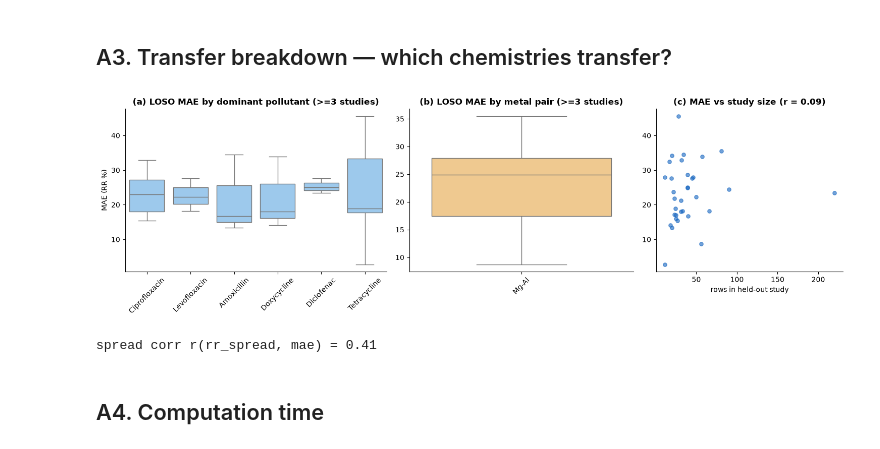
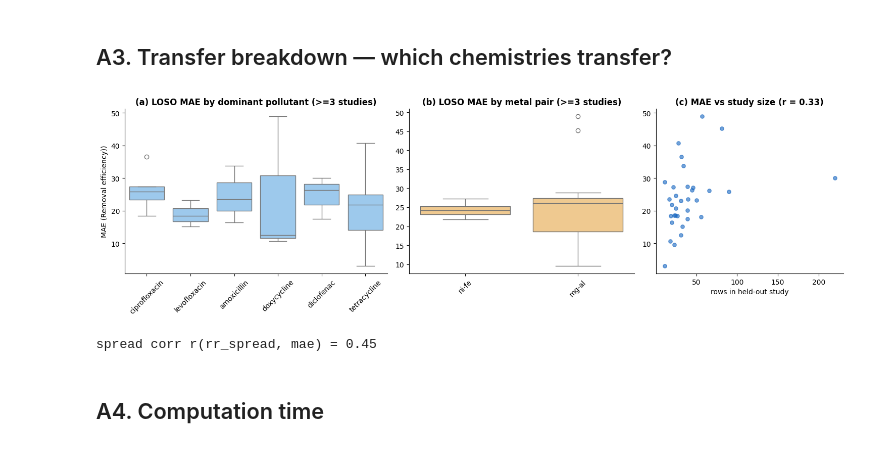
Before and after one commit to thanhtrunghuynh93/GreenX_BaoTien_project, a Jupyter notebook: notebooks/paper_depth_analysis.ipynb, the cells around one changed output. Saved outputs shown, nothing was run; the diff lists cells and outputs as text; code cells hidden in the pictures.

```diff
--- a/notebooks/paper_depth_analysis.ipynb
+++ b/notebooks/paper_depth_analysis.ipynb
@@ -161,40 +180,45 @@ attrs = (df.groupby('study_id').agg(
     tp=('pollutant', lambda s: s.mode().iat[0]),
     metal2=('metal_ii', lambda s: s.mode().iat[0]),
     metal3=('metal_iii', lambda s: s.mode().iat[0]),
-    n_rows=('TP', 'size'),
+    n_rows=('pollutant', 'size'),
     rr_spread=('removal_pct', 'std'))
     .reset_index().rename(columns={'study_id': 'study'}))
+
+# Lowercase to fit after merging
+attrs['study'] = attrs['study'].astype(str).str.strip().str.lower()
+loso['study'] = loso['study'].astype(str).str.strip().str.lower()
+
 attrs['metal_pair'] = attrs['metal2'] + '-' + attrs['metal3']
 tb = loso[loso.model == 'Cubist'].drop(columns=['n_rows']).merge(attrs, on='study')
 tb.to_csv(FIG_DIR / 'transfer_breakdown.csv', index=False)
 
 fig, axes = plt.subplots(1, 3, figsize=(15, 4.6), gridspec_kw={'width_ratios': [1.4, 1.2, 1]})
 tp_counts = tb['tp'].value_counts()
 tp_keep = tp_counts[tp_counts >= 3].index
 sns.boxplot(data=tb[tb.tp.isin(tp_keep)], x='tp', y='mae', ax=axes[0], color='#90CAF9')
 axes[0].set_title('(a) LOSO MAE by dominant pollutant (>=3 studies)')
 axes[0].set_xlabel(''); axes[0].set_ylabel('MAE (Removal efficiency))')
 axes[0].tick_params(axis='x', rotation=45)
 
 mp_counts = tb['metal_pair'].value_counts()
 mp_keep = mp_counts[mp_counts >= 3].index
 sns.boxplot(data=tb[tb.metal_pair.isin(mp_keep)], x='metal_pair', y='mae', ax=axes[1],
             color='#FFCC80')
 axes[1].set_title('(b) LOSO MAE by metal pair (>=3 studies)')
 axes[1].set_xlabel(''); axes[1].set_ylabel('')
 axes[1].tick_params(axis='x', rotation=45)
 
 axes[2].scatter(tb['n_rows'], tb['mae'], alpha=0.6, s=28, color='#1565C0')
 r_n = np.corrcoef(tb['n_rows'], tb['mae'])[0, 1]
 axes[2].set_title(f'(c) MAE vs study size (r = {r_n:.2f})')
 axes[2].set_xlabel('rows in held-out study'); axes[2].set_ylabel('')
 plt.tight_layout()
 plt.savefig(FIG_DIR / 'fig_transfer_breakdown.png', bbox_inches='tight')
 plt.show()
 print('spread corr r(rr_spread, mae) =', round(np.corrcoef(tb.dropna(subset=['rr_spread'])['rr_spread'], tb.dropna(subset=['rr_spread'])['mae'])[0,1], 2))
 # %% [output]
-[figure, old version]
+[figure, new version]
-spread corr r(rr_spread, mae) = 0.41
+spread corr r(rr_spread, mae) = 0.45
 # %% [markdown]
 ## A4. Computation time
 # %%
```
Also changed, not shown: parts of 22 cells of this notebook, 2 other files.
